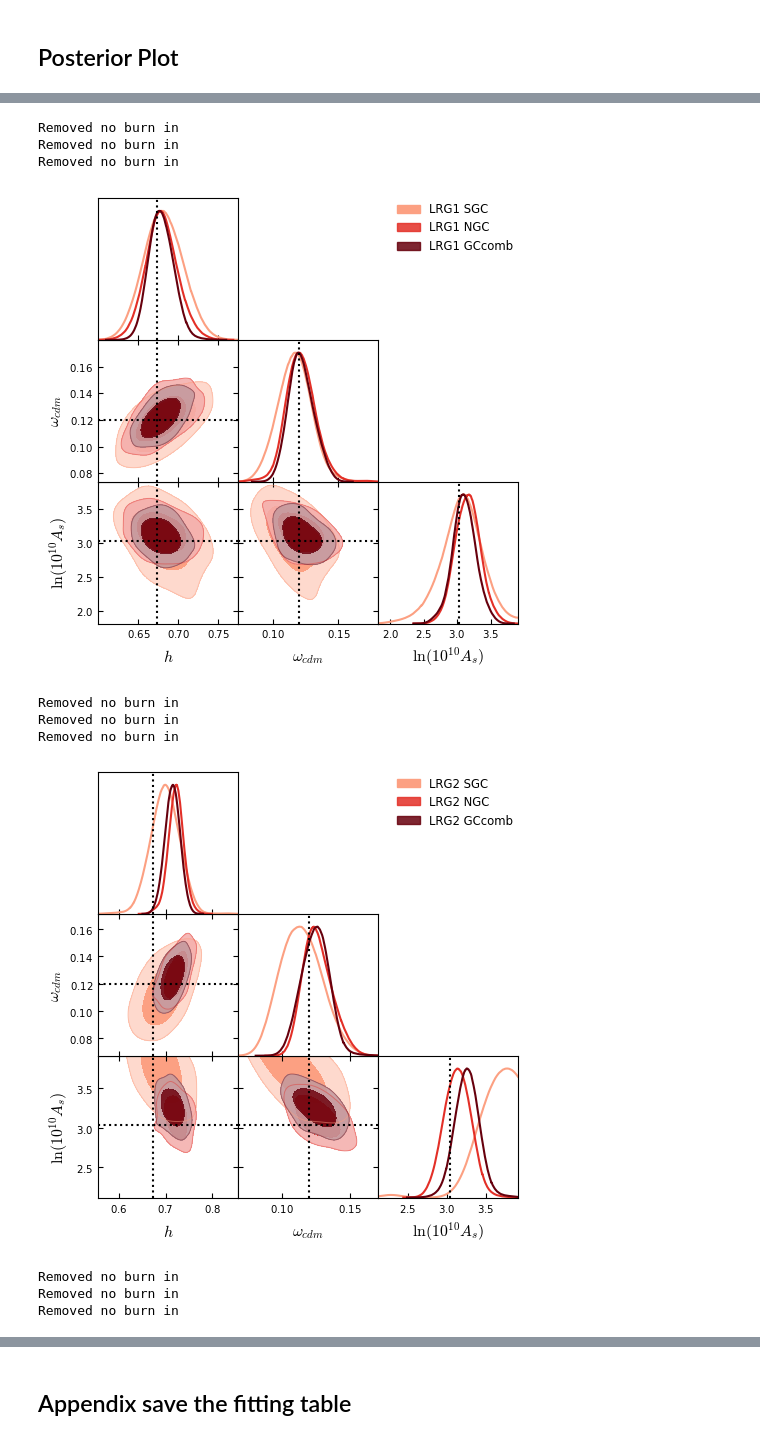
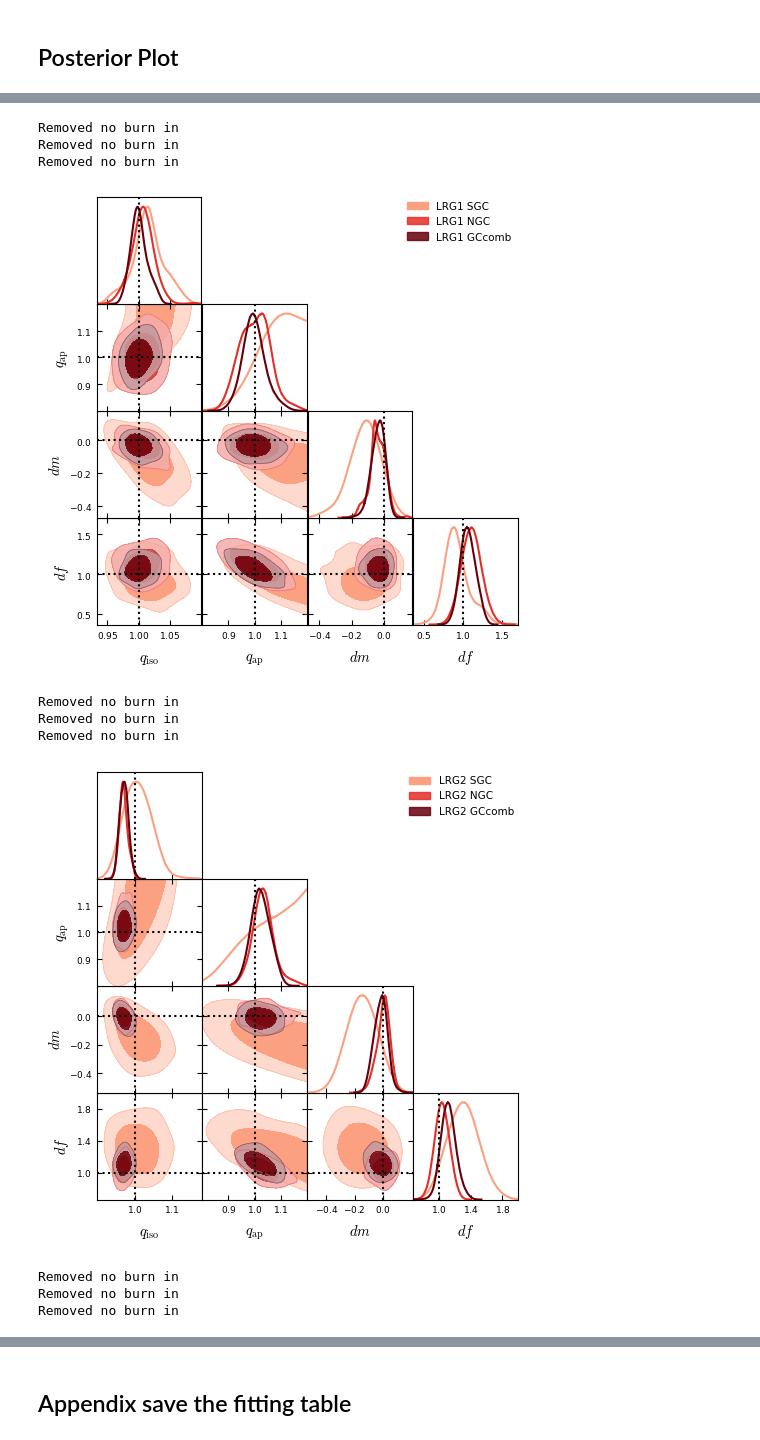
Before and after one commit to ShengyuHE/desi_y3_blinded_data_splits, a Jupyter notebook: main/notebooks/plot_mcmc.ipynb, the cells around one changed output, grey strips where cells are left out. Cells and saved outputs as stored; diff of their text form; code cells hidden in the pictures.

```diff
--- a/main/notebooks/plot_mcmc.ipynb
+++ b/main/notebooks/plot_mcmc.ipynb
@@ -50,7 +32,9 @@ The autoreload extension is already loaded. To reload it, use:
   %reload_ext autoreload
 # %%
 # fit settings
-fit       = 'FM'
+fit       = 'SF'
+option  = '_wq_prior' if fit == 'SF' else ''
+# option = ''
 cosmology = 'LCDM' # LCDM, nuCDM, w0waCDM
 theory = 'vel'
 task = f'{fit}fit_{cosmology}_{theory}'
@@ -71,6 +55,8 @@ for tracer, zrange in TRACER_BINS:
         if 'BGS' in tracer: tracer = 'BGS_BRIGHT-21.35'
         if 'ELG' in tracer: tracer = 'ELG_LOPnotqso'
         chain_fn = (RESULT_DIR + f'/full-shape/mcmc/chain_{task}_{tracer}_z{zrange[0]:.1f}-{zrange[1]:.1f}_{region}_{weight_type}.npy')
+        if fit == 'SF':
+            chain_fn = (RESULT_DIR + f'/full-shape/mcmc/chain_{task}_{tracer}_z{zrange[0]:.1f}-{zrange[1]:.1f}_{region}_{weight_type}{option}.npy')
         chain = Chain.load(chain_fn)
         all_chains[f'{tracer}_{zrange}_{region}'] = chain
 # %% [markdown]
@@ -110,9 +96,9 @@ for param, param_label in zip(mcmc_args['params'], mcmc_args['params_label']):
             ax.set_ylim([0,len(regions)+1])
         ax.invert_yaxis()
         ax.set_yticks(ax.get_yticks()[::-1])
-        ax.tick_params(axis="x", which="both", bottom=False, labelbottom=False)
+        # ax.tick_params(axis="x", which="both", bottom=False, labelbottom=False)
     plt.tight_layout()
     plt.show()
     if save_fig == True:
-        fig.savefig(SAVE_DIR+f'/plots/1d_constraint_{fit}_{param}_GCcompare.png', dpi=300, bbox_inches='tight')
+        fig.savefig(SAVE_DIR+f'/plots/1d_constraint_{fit}{option}_{param}_GCcompare.png', dpi=300, bbox_inches='tight')
 # %% [output]
@@ -292,7 +284,7 @@ for ind_col, (tracer, zrange) in enumerate(TRACER_BINS):
     for j,region in enumerate(regions):
         plot_kwargs = {'color':color, 'label':f'blinded {tracer_label} {region}'}
         data_args = {'tracer':tracer, 'zrange':zrange, 'region':region, 'weight_type':'default_fkp'}
-        emulator_fn = RESULT_DIR+ f'/emulator/emulator_{task}_{tracer}_z{zrange[0]:.1f}-{zrange[1]:.1f}_{region}_{weight_type}_k{kmin}-{kmax}.npy'
+        emulator_fn = RESULT_DIR+ f'/emulator/emulator_{task}_{tracer}_z{zrange[0]:.1f}-{zrange[1]:.1f}_{region}_{weight_type}_k{kmin}-{kmax}{option}.npy'
         fit_args = {"corr_type": 'pk',  "bins_type": 'y3_blinding', "cov_type":None, 'emulator_fn':emulator_fn}
         (likelihood, observable, theory) = get_observable_likelihood(task, data_args, fit_args)
         chain0 = all_chains[f'{tracer}_{zrange}_{region}']
@@ -305,5 +297,5 @@ for ind_col, (tracer, zrange) in enumerate(TRACER_BINS):
              ax.set_ylabel('')
     plt.show()
     if save_fig == True:
-        fig.savefig(SAVE_DIR+f'/plots/clustering_with_{fit}bf_{tracer_label}_GCcompare.png', dpi=300, bbox_inches='tight')
+        fig.savefig(SAVE_DIR+f'/plots/clustering_with_{fit}{option}bf_{tracer_label}_GCcompare.png', dpi=300, bbox_inches='tight')
 # %% [output]
@@ -339,8 +331,9 @@ for ind_col, (tracer, zrange) in enumerate(TRACER_BINS):
         if 'BGS' in tracer: tracer = 'BGS_BRIGHT-21.35'
         if 'ELG' in tracer: tracer = 'ELG_LOPnotqso'
         tracer_label = get_namespace(tracer, zrange)
-        chain_fn = RESULT_DIR +f'/full-shape/mcmc/chain_{fit}fit_LCDM_vel_{tracer}_z{zrange[0]:.1f}-{zrange[1]:.1f}_{region}_{weight_type}.npy'
+        chain_fn = RESULT_DIR +f'/full-shape/mcmc/chain_{fit}fit_LCDM_vel_{tracer}_z{zrange[0]:.1f}-{zrange[1]:.1f}_{region}_{weight_type}{option}.npy'
         chain = Chain.load(chain_fn).remove_burnin(remove_burnin)[::slice_step]
+        # chain = all_chains[f'{tracer}_{zrange}_{region}']
         chains.append(chain)
         colors.append(tuple(colormap[itask+1]))
         labels.append(f'{tracer_label} {region}')
@@ -363,7 +356,7 @@ for ind_col, (tracer, zrange) in enumerate(TRACER_BINS):
             ax.axvline(true_values[pj], c='k', ls=':', lw=1.5)
             if i != j:
                 ax.axhline(true_values[pi], c='k', ls=':', lw=1.5)
-        g.fig.savefig(SAVE_DIR+f'/plots/corner_{fit}_{tracer_label}_GCcompare', dpi=300, bbox_inches='tight')
+        g.fig.savefig(SAVE_DIR+f'/plots/corner_{fit}{option}_{tracer_label}_GCcompare', dpi=300, bbox_inches='tight')
     plt.show()
 # %% [output]
 Removed no burn in
@@ -373,11 +367,11 @@ Removed no burn in
-Removed no burn in
-Removed no burn in
-Removed no burn in
+Removed no burn in
+Removed no burn in
+Removed no burn in
-[figure, old version]
+[figure, new version]
-Removed no burn in
-Removed no burn in
-Removed no burn in
+Removed no burn in
+Removed no burn in
+Removed no burn in
-[figure, old version]
+[figure, new version]
-Removed no burn in
-Removed no burn in
-Removed no burn in
+Removed no burn in
+Removed no burn in
+Removed no burn in
```
Also changed, not shown: parts of 11 cells of this notebook, 15 other files.
